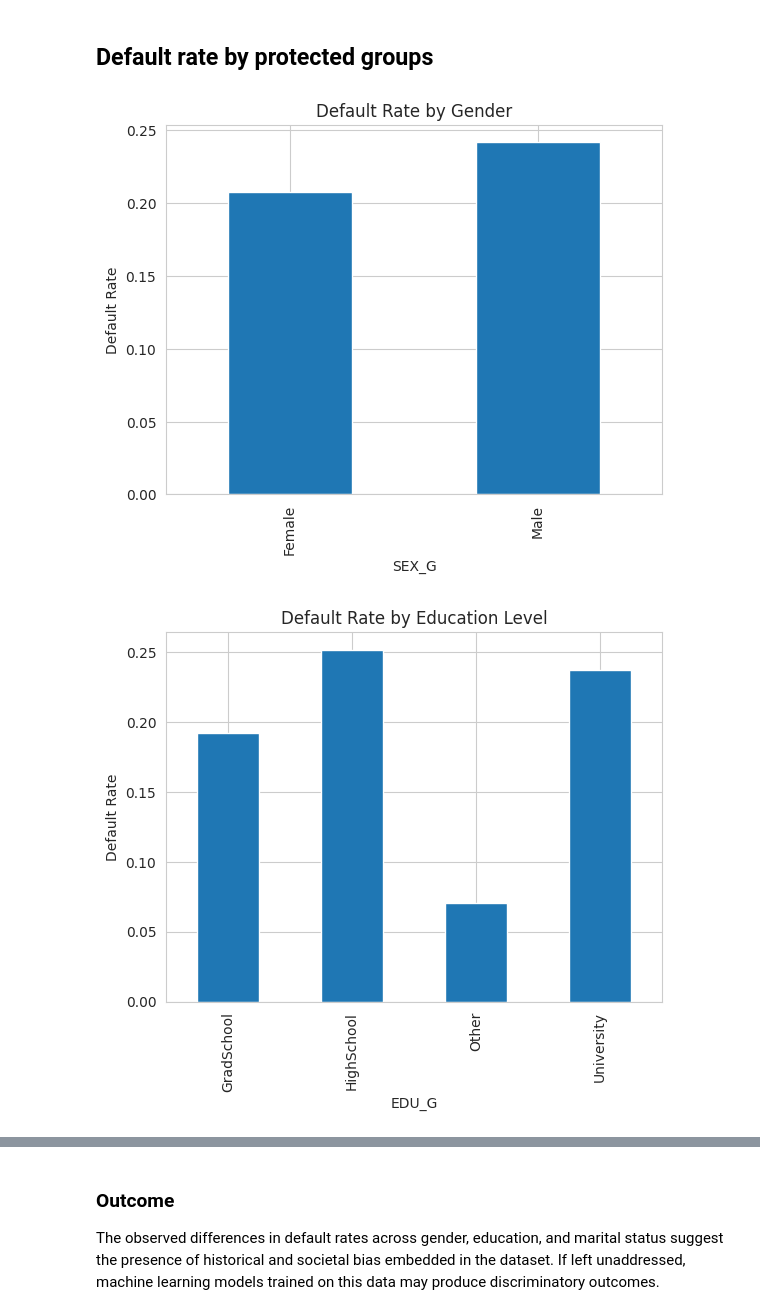
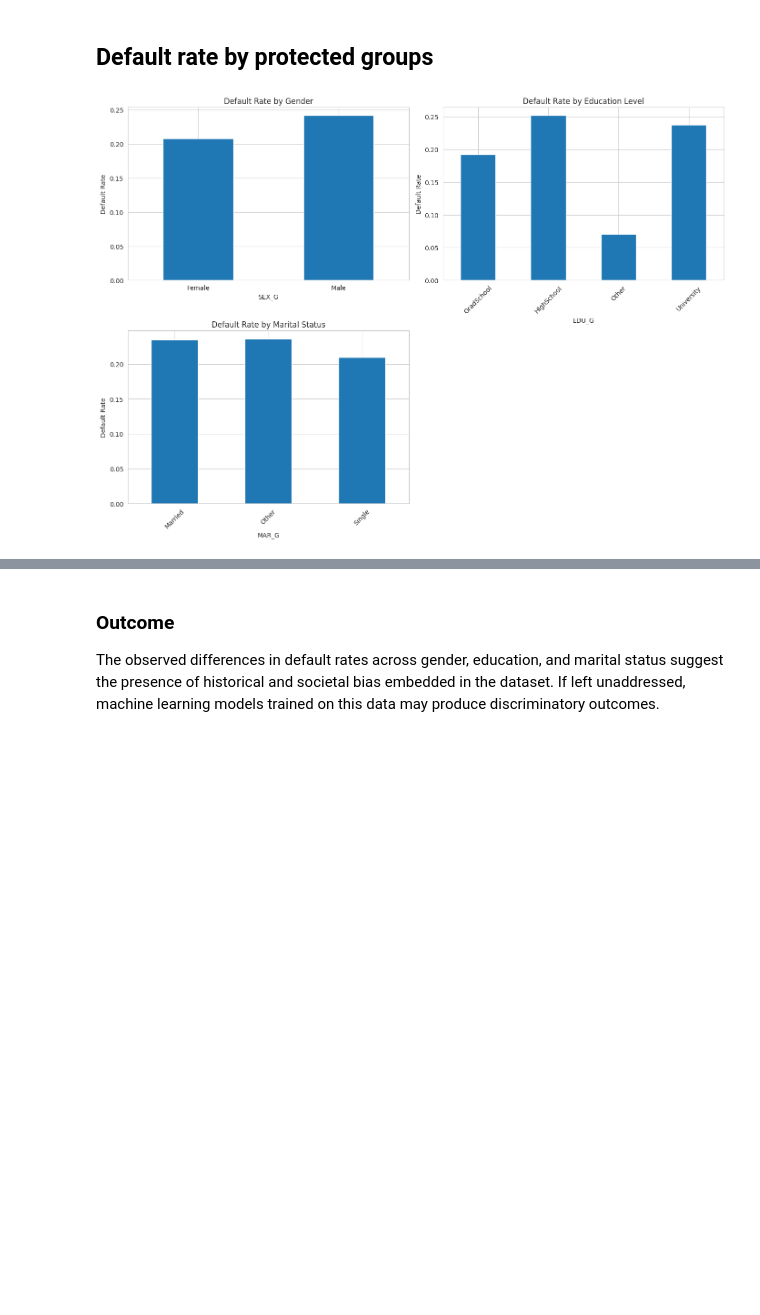
Before and after one commit to nikhilsojitra/Ethical_Issues_for_AI, a Jupyter notebook: my_project_ehtical.ipynb, the cells around one changed output, grey strips where cells are left out. Drawn from its saved outputs; the diff is of its cells as text; code cells hidden in the pictures; blank space fills up the shorter version.

```diff
--- a/my_project_ehtical.ipynb
+++ b/my_project_ehtical.ipynb
@@ -192,23 +211,36 @@ plt.show()
 # %% [markdown]
 ## **Default rate by protected groups**
 # %%
-#Gender
-df.groupby("SEX_G")["DEFAULT"].mean().plot(kind="bar")
-plt.title("Default Rate by Gender")
-plt.ylabel("Default Rate")
+import matplotlib.pyplot as plt
+
+fig, axes = plt.subplots(2, 2, figsize=(14, 10))
+
+
+# Default Rate by Gender
+df.groupby("SEX_G")["DEFAULT"].mean().plot(kind="bar", ax=axes[0, 0])
+axes[0, 0].set_title("Default Rate by Gender")
+axes[0, 0].set_ylabel("Default Rate")
+axes[0, 0].tick_params(axis="x", rotation=0)
+
+
+# Default Rate by Education
+df.groupby("EDU_G")["DEFAULT"].mean().plot(kind="bar", ax=axes[0, 1])
+axes[0, 1].set_title("Default Rate by Education Level")
+axes[0, 1].set_ylabel("Default Rate")
+axes[0, 1].tick_params(axis="x", rotation=45)
+
+
+# Default Rate by Marital Status
+df.groupby("MAR_G")["DEFAULT"].mean().plot(kind="bar", ax=axes[1, 0])
+axes[1, 0].set_title("Default Rate by Marital Status")
+axes[1, 0].set_ylabel("Default Rate")
+axes[1, 0].tick_params(axis="x", rotation=45)
+
+
+axes[1, 1].axis("off")
+
+
+plt.tight_layout()
 plt.show()
-
-#Education
-df.groupby("EDU_G")["DEFAULT"].mean().plot(kind="bar")
-plt.title("Default Rate by Education Level")
-plt.ylabel("Default Rate")
-plt.show()
-
-#Marital Status
-df.groupby("MAR_G")["DEFAULT"].mean().plot(kind="bar")
-plt.title("Default Rate by Marital Status")
-plt.ylabel("Default Rate")
-plt.show()
 # %% [output]
-[figure, old version]
+[figure, new version]
-[figure, removed]
```
Also changed, not shown: parts of 16 cells of this notebook.
